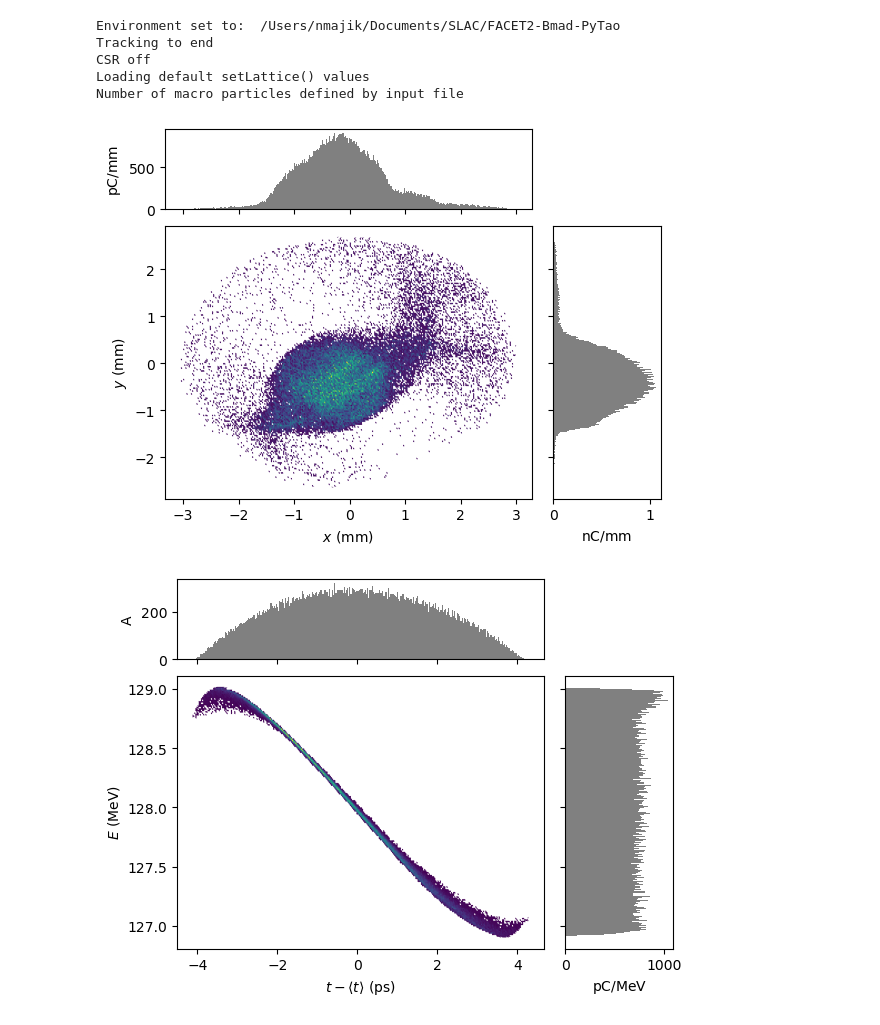
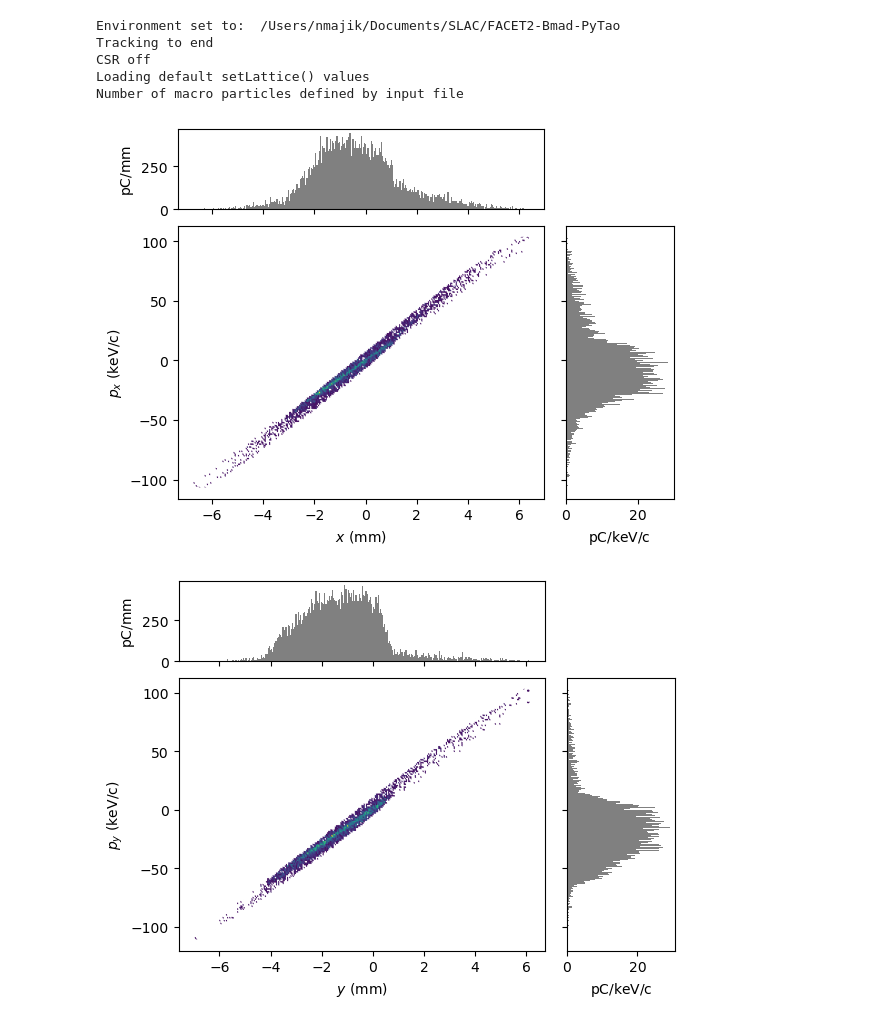
Before and after one commit to slaclab/Jitter-Forked-FACET2-Bmad-PyTao, a Jupyter notebook: 2024-06-27 Testing UTILITY_impact.ipynb, the cells around one changed output. Cells and saved outputs as stored; diff of their text form; code cells hidden in the pictures.

Commit message:
Using Impact to create two bunches

```diff
--- a/2024-06-27 Testing UTILITY_impact.ipynb
+++ b/2024-06-27 Testing UTILITY_impact.ipynb
@@ -35,10 +35,11 @@ Loading default setLattice() values
 Number of macro particles defined by input file
 # %%
 trackBeam(tao)
-# %%
-P =  ParticleGroup(data=tao.bunch_data("L0BFEND"))
-display(plotMod(P, 'x', 'y',  bins=300));
-display(plotMod(P, 'delta_t', 'energy',  bins=300));
-# %% [output]
-[figure, removed]
-[figure, removed]
+# %%
+P =  ParticleGroup(data=tao.bunch_data("L0AFEND"))
+display(plotMod(P, 'x', 'px',  bins=300))
+display(plotMod(P, 'y', 'py',  bins=300))
+display(plotMod(P, 'delta_t', 'energy',  bins=300))
+# %% [output]
+[figure, added]
+[figure, added]
```
Also changed, not shown: parts of 2 cells of this notebook, 28 other files.
